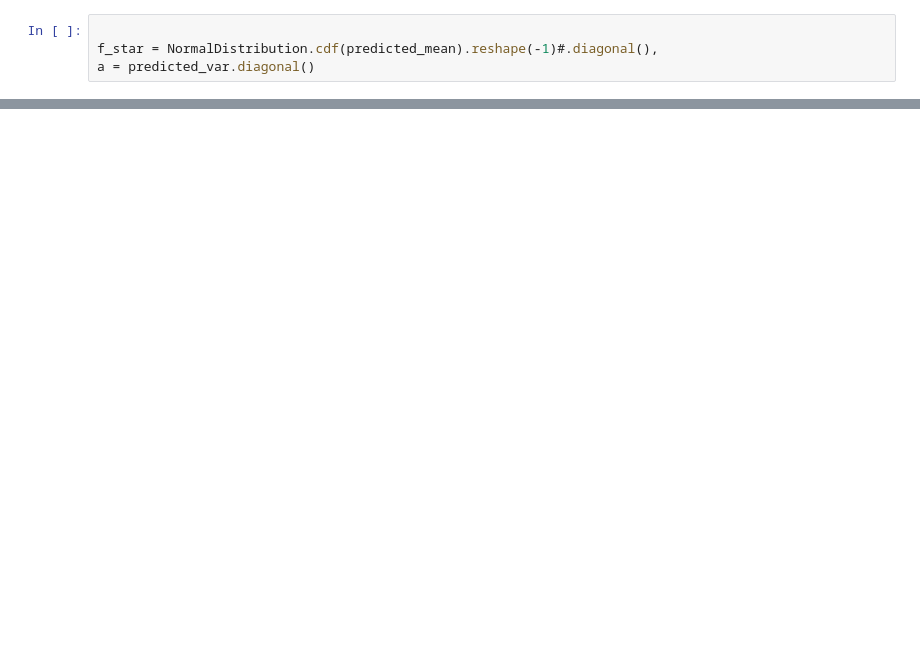
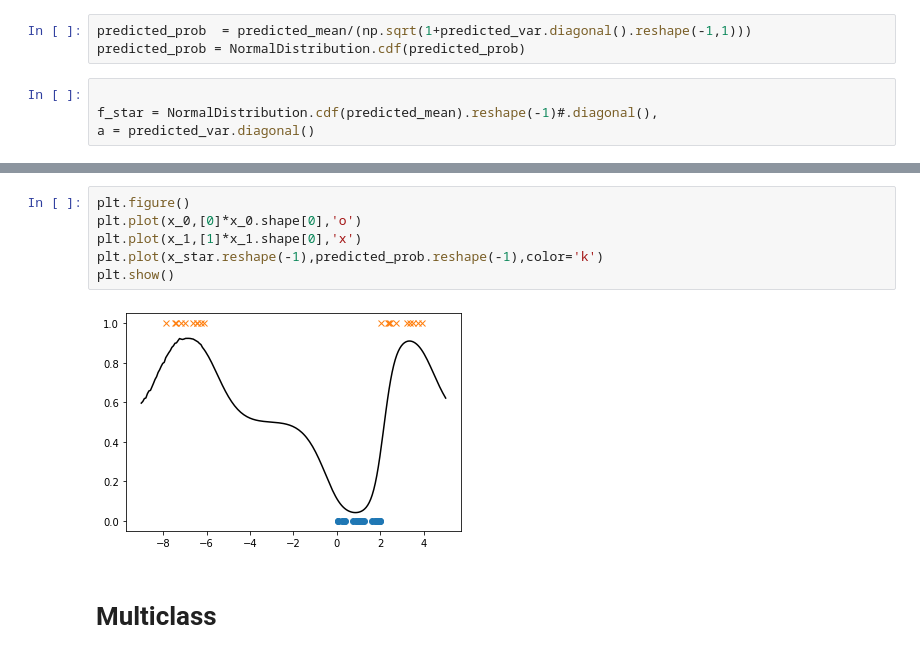
Before and after one commit to jeongeun980906/Uncertainty-Estimation-Baselines, a Jupyter notebook: GPC.ipynb, the cells around one changed output, grey strips where cells are left out. Saved outputs shown, nothing was run; the diff lists cells and outputs as text; blank space fills up the shorter version.

```diff
--- a/GPC.ipynb
+++ b/GPC.ipynb
@@ -178,6 +160,9 @@ predicted_mean = np.dot(np.dot(k_star.T,np.eye(data.shape[0]) -
 
 predicted_var = covariance_function(x_star,x_star,1,1,0) - np.matmul(np.matmul(k_star.T,\
                                                             np.linalg.inv(K+sigma_tilda)),k_star)
+# %%
+predicted_prob  = predicted_mean/(np.sqrt(1+predicted_var.diagonal().reshape(-1,1)))
+predicted_prob = NormalDistribution.cdf(predicted_prob)
 # %%
 
 f_star = NormalDistribution.cdf(predicted_mean).reshape(-1)#.diagonal(),
@@ -193,0 +179,10 @@ plt.show()
+# %%
+plt.figure()
+plt.plot(x_0,[0]*x_0.shape[0],'o')
+plt.plot(x_1,[1]*x_1.shape[0],'x')
+plt.plot(x_star.reshape(-1),predicted_prob.reshape(-1),color='k')
+plt.show()
+# %% [output]
+[figure, added]
+# %% [markdown]
+# Multiclass
```
Also changed, not shown: parts of 19 cells of this notebook, 1 other file.
